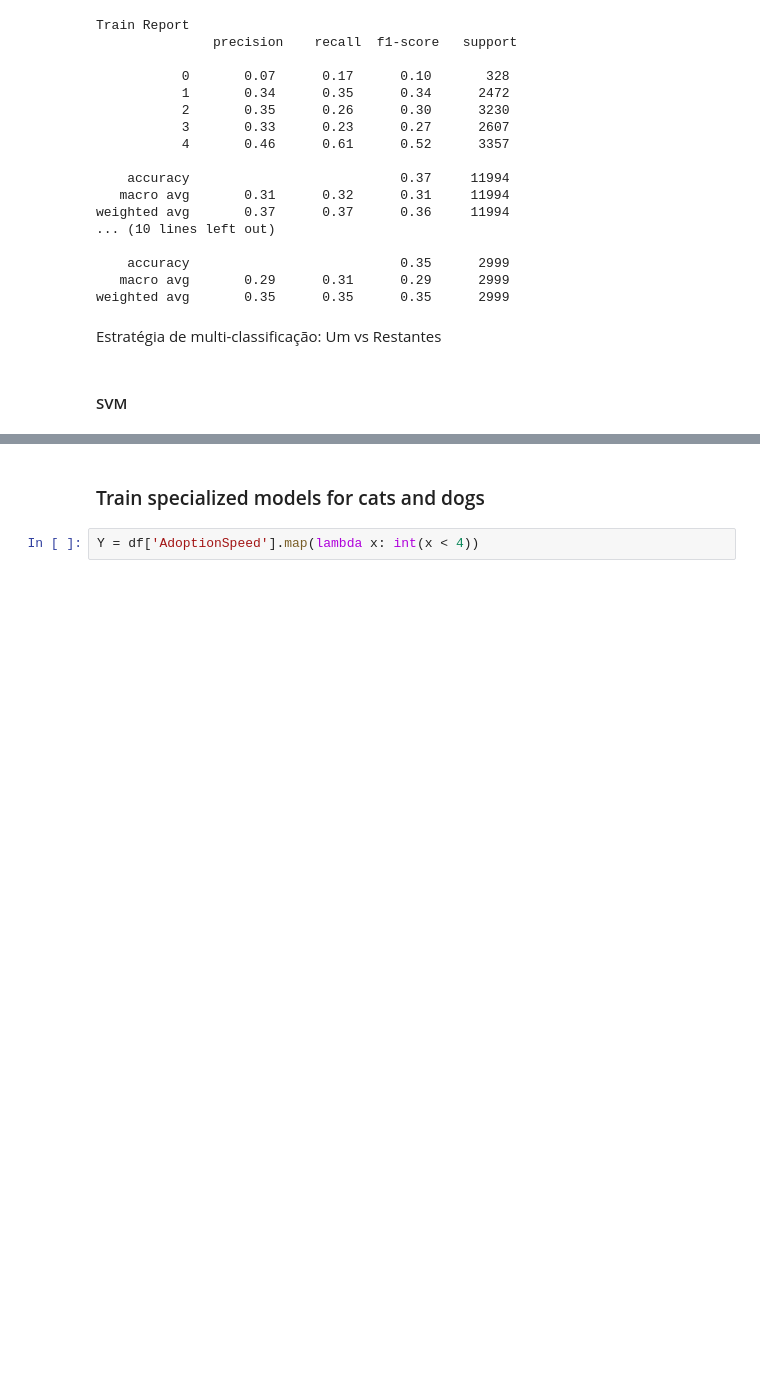
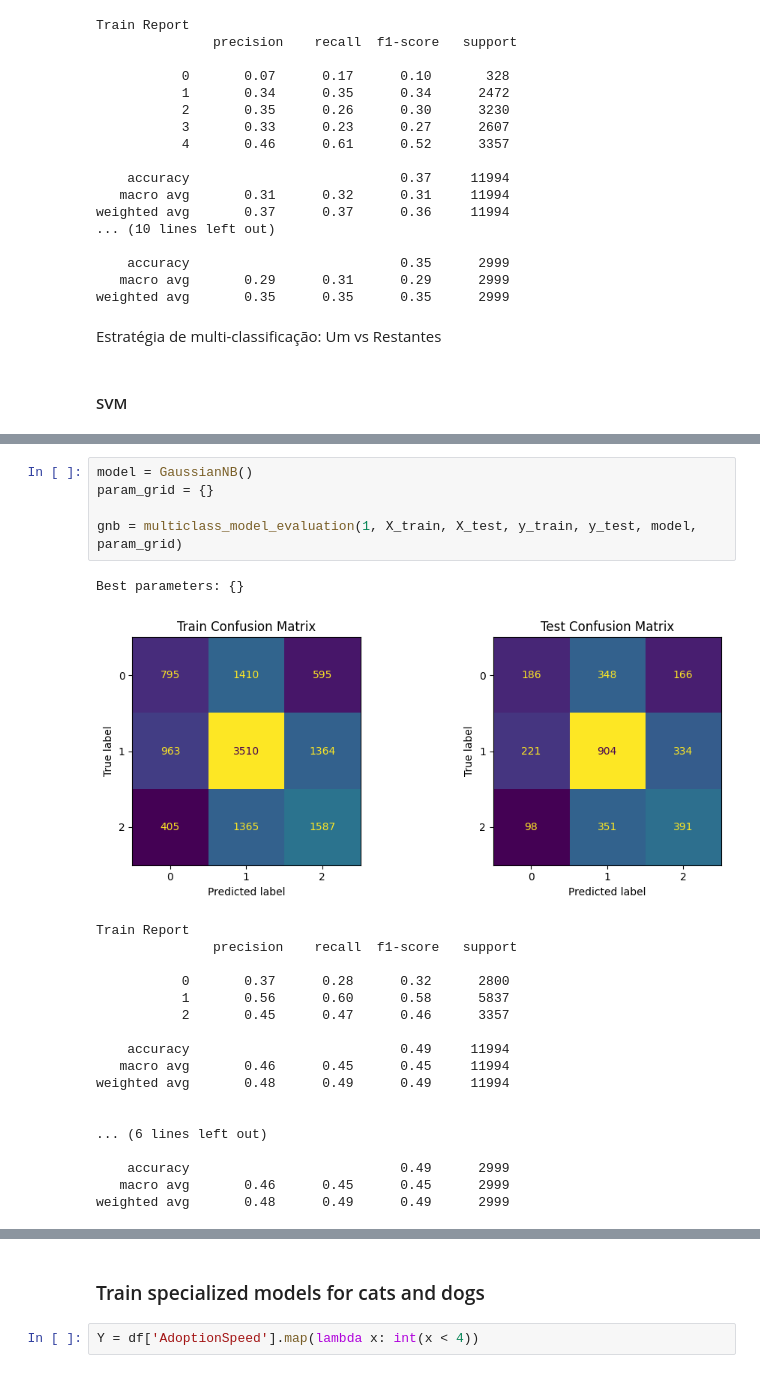
Before and after one commit to BolachinhaAmericana/MSc-MachineLearning, a Jupyter notebook: AA_202425_Project_ASM_V2.ipynb, the cells around one changed output, grey strips where cells are left out. Cells and saved outputs as stored; diff of their text form; blank space fills up the shorter version.

```diff
--- a/AA_202425_Project_ASM_V2.ipynb
+++ b/AA_202425_Project_ASM_V2.ipynb
@@ -1786,0 +1902,25 @@ Estratégia de multi-classificação: Um vs Restantes
+# %%
+model = GaussianNB()
+param_grid = {}
+
+gnb = multiclass_model_evaluation(1, X_train, X_test, y_train, y_test, model, param_grid)
+# %% [output]
+Best parameters: {}
+[figure, added]
+Train Report
+               precision    recall  f1-score   support
+
+           0       0.37      0.28      0.32      2800
+           1       0.56      0.60      0.58      5837
+           2       0.45      0.47      0.46      3357
+
+    accuracy                           0.49     11994
+   macro avg       0.46      0.45      0.45     11994
+weighted avg       0.48      0.49      0.49     11994
+
+
+... (6 lines left out)
+
+    accuracy                           0.49      2999
+   macro avg       0.46      0.45      0.45      2999
+weighted avg       0.48      0.49      0.49      2999
```
Also changed, not shown: parts of 19 cells of this notebook.
